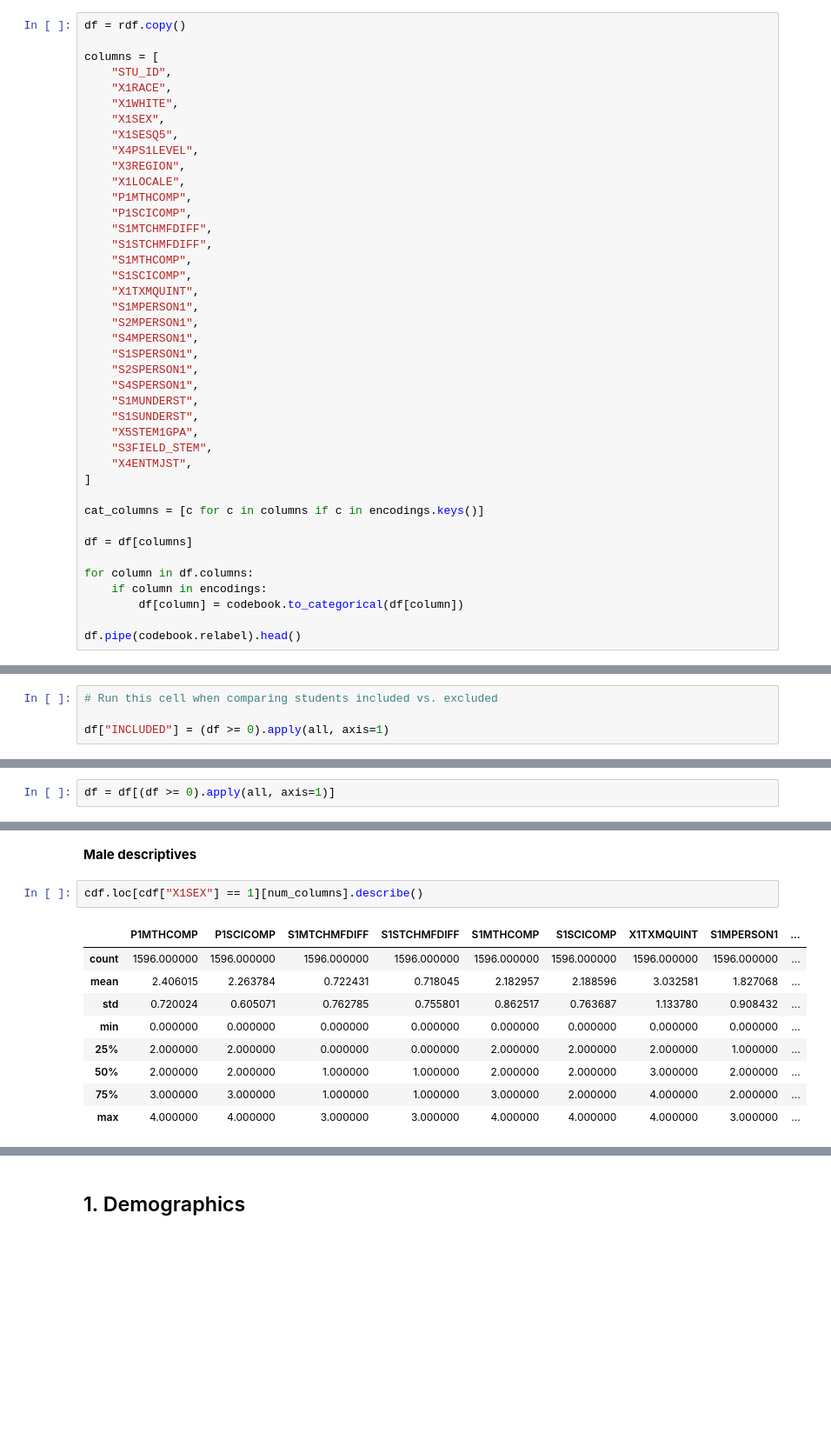
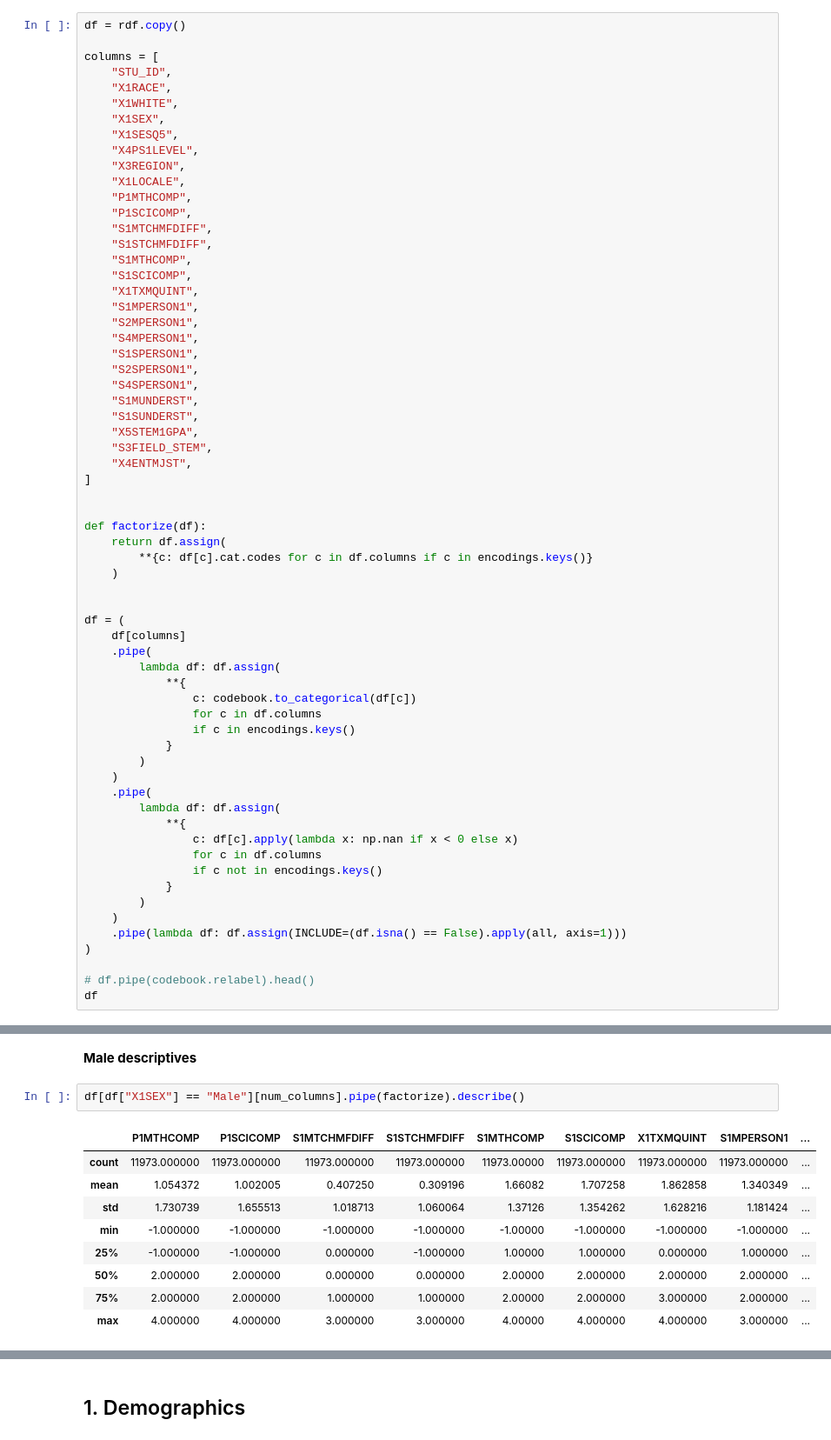
Before and after one commit to niwako/hsls, a Jupyter notebook: niwako_for_proposal.ipynb, the cells around one changed output, grey strips where cells are left out. Shown at 87% size. Cells and saved outputs as stored; diff of their text form; blank space fills up the shorter version.

```diff
--- a/niwako_for_proposal.ipynb
+++ b/niwako_for_proposal.ipynb
@@ -57,13 +57,36 @@ columns = [
     "X4ENTMJST",
 ]
 
-cat_columns = [c for c in columns if c in encodings.keys()]
 
-df = df[columns]
+def factorize(df):
+    return df.assign(
+        **{c: df[c].cat.codes for c in df.columns if c in encodings.keys()}
+    )
 
-for column in df.columns:
-    if column in encodings:
-        df[column] = codebook.to_categorical(df[column])
 
-df.pipe(codebook.relabel).head()
+df = (
+    df[columns]
+    .pipe(
+        lambda df: df.assign(
+            **{
+                c: codebook.to_categorical(df[c])
+                for c in df.columns
+                if c in encodings.keys()
+            }
+        )
+    )
+    .pipe(
+        lambda df: df.assign(
+            **{
+                c: df[c].apply(lambda x: np.nan if x < 0 else x)
+                for c in df.columns
+                if c not in encodings.keys()
+            }
+        )
+    )
+    .pipe(lambda df: df.assign(INCLUDE=(df.isna() == False).apply(all, axis=1)))
+)
+
+# df.pipe(codebook.relabel).head()
+df
 # %% [output]
@@ -144,4 +158,0 @@ Name: X5STEM1GPA, Length: 23503, dtype: float64
-# %%
-# Run this cell when comparing students included vs. excluded
-
-df["INCLUDED"] = (df >= 0).apply(all, axis=1)
@@ -289,2 +226,0 @@ Name: X1SEX, dtype: int64
-# %%
-df = df[(df >= 0).apply(all, axis=1)]
@@ -445,15 +298,15 @@ np.round(cdf.loc[cdf["X1SEX"] == 0][num_columns].corr(), 3)
 # %% [markdown]
 **Male descriptives**
 # %%
-cdf.loc[cdf["X1SEX"] == 1][num_columns].describe()
+df[df["X1SEX"] == "Male"][num_columns].pipe(factorize).describe()
 # %% [output]
 |  | P1MTHCOMP | P1SCICOMP | S1MTCHMFDIFF | S1STCHMFDIFF | S1MTHCOMP | S1SCICOMP | X1TXMQUINT | S1MPERSON1 | ... |
-| count | 1596.000000 | 1596.000000 | 1596.000000 | 1596.000000 | 1596.000000 | 1596.000000 | 1596.000000 | 1596.000000 | ... |
-| mean | 2.406015 | 2.263784 | 0.722431 | 0.718045 | 2.182957 | 2.188596 | 3.032581 | 1.827068 | ... |
-| std | 0.720024 | 0.605071 | 0.762785 | 0.755801 | 0.862517 | 0.763687 | 1.133780 | 0.908432 | ... |
-| min | 0.000000 | 0.000000 | 0.000000 | 0.000000 | 0.000000 | 0.000000 | 0.000000 | 0.000000 | ... |
-| 25% | 2.000000 | 2.000000 | 0.000000 | 0.000000 | 2.000000 | 2.000000 | 2.000000 | 1.000000 | ... |
-| 50% | 2.000000 | 2.000000 | 1.000000 | 1.000000 | 2.000000 | 2.000000 | 3.000000 | 2.000000 | ... |
-| 75% | 3.000000 | 3.000000 | 1.000000 | 1.000000 | 3.000000 | 2.000000 | 4.000000 | 2.000000 | ... |
-| max | 4.000000 | 4.000000 | 3.000000 | 3.000000 | 4.000000 | 4.000000 | 4.000000 | 3.000000 | ... |
+| count | 11973.000000 | 11973.000000 | 11973.000000 | 11973.000000 | 11973.00000 | 11973.000000 | 11973.000000 | 11973.000000 | ... |
+| mean | 1.054372 | 1.002005 | 0.407250 | 0.309196 | 1.66082 | 1.707258 | 1.862858 | 1.340349 | ... |
+| std | 1.730739 | 1.655513 | 1.018713 | 1.060064 | 1.37126 | 1.354262 | 1.628216 | 1.181424 | ... |
+| min | -1.000000 | -1.000000 | -1.000000 | -1.000000 | -1.00000 | -1.000000 | -1.000000 | -1.000000 | ... |
+| 25% | -1.000000 | -1.000000 | 0.000000 | -1.000000 | 1.00000 | 1.000000 | 0.000000 | 1.000000 | ... |
+| 50% | 2.000000 | 2.000000 | 0.000000 | 0.000000 | 2.00000 | 2.000000 | 2.000000 | 2.000000 | ... |
+| 75% | 2.000000 | 2.000000 | 1.000000 | 1.000000 | 2.00000 | 2.000000 | 3.000000 | 2.000000 | ... |
+| max | 4.000000 | 4.000000 | 3.000000 | 3.000000 | 4.00000 | 4.000000 | 4.000000 | 3.000000 | ... |
 # %%
```
Also changed, not shown: parts of 60 cells of this notebook.
